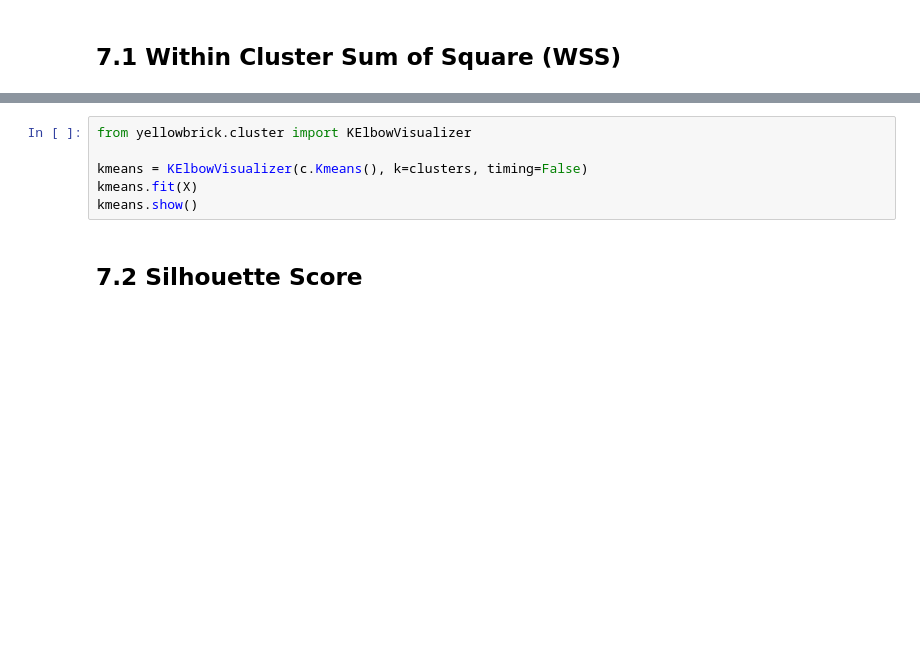
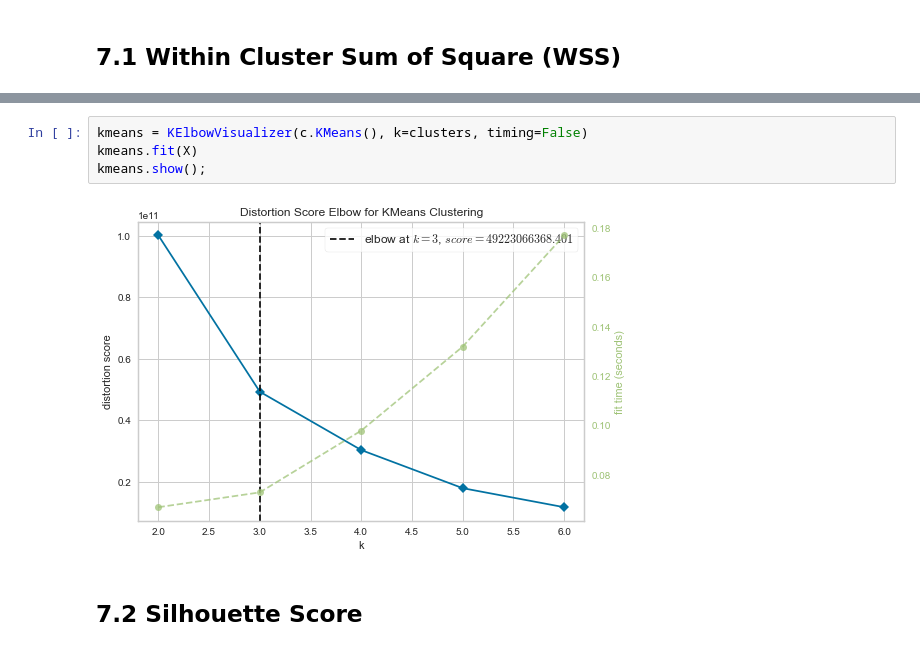
Before and after one commit to Leonardodsch/insiders-clustering, a Jupyter notebook: c00_insiders_clustering.ipynb, the cells around one changed output, grey strips where cells are left out. Saved outputs shown, nothing was run; the diff lists cells and outputs as text; blank space fills up the shorter version.

```diff
--- a/c00_insiders_clustering.ipynb
+++ b/c00_insiders_clustering.ipynb
@@ -277,9 +271,9 @@ plt.title('WSS vs K');
 # %%
-from yellowbrick.cluster import KElbowVisualizer
-
-kmeans = KElbowVisualizer(c.Kmeans(), k=clusters, timing=False)
+kmeans = KElbowVisualizer(c.KMeans(), k=clusters, timing=False)
 kmeans.fit(X)
-kmeans.show()
+kmeans.show();
+# %% [output]
+[figure, added]
 # %% [markdown]
 ## 7.2 Silhouette Score
 # %%
```
Also changed, not shown: parts of 4 cells of this notebook.
